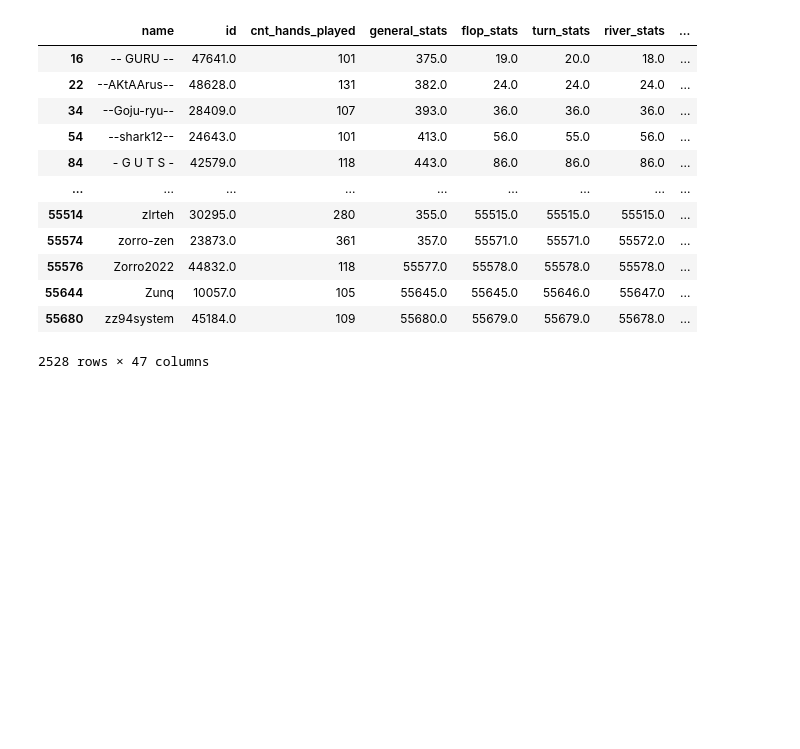
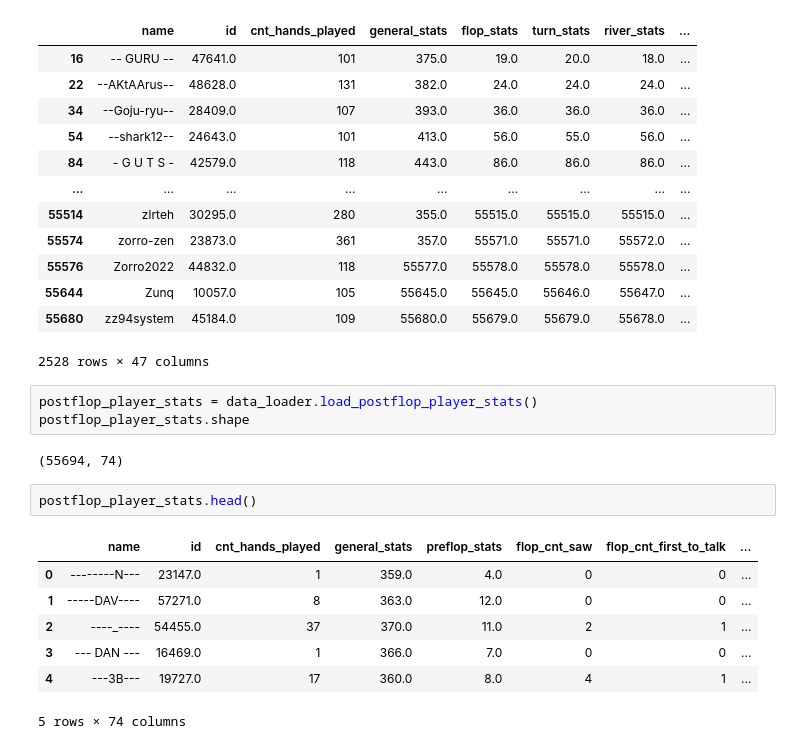
Before and after one commit to Manggy94/PokerDataAnalytics, a Jupyter notebook: notebooks/explore_players_stats.ipynb, the cells around one changed output. Cells and saved outputs as stored; diff of their text form; blank space fills up the shorter version.

Commit message:
Integrating player stats pipeline w/ postflop stats

```diff
--- a/notebooks/explore_players_stats.ipynb
+++ b/notebooks/explore_players_stats.ipynb
@@ -112,3 +112,18 @@ preflop_player_stats[preflop_player_stats.cnt_hands_played > 100]
 | 55644 | Zunq | 10057.0 | 105 | 55645.0 | 55645.0 | 55646.0 | 55647.0 | ... |
 | 55680 | zz94system | 45184.0 | 109 | 55680.0 | 55679.0 | 55679.0 | 55678.0 | ... |
 2528 rows × 47 columns
+# %%
+postflop_player_stats = data_loader.load_postflop_player_stats()
+postflop_player_stats.shape
+# %% [output]
+(55694, 74)
+# %%
+postflop_player_stats.head()
+# %% [output]
+|  | name | id | cnt_hands_played | general_stats | preflop_stats | flop_cnt_saw | flop_cnt_first_to_talk | ... |
+| 0 | --------N--- | 23147.0 | 1 | 359.0 | 4.0 | 0 | 0 | ... |
+| 1 | -----DAV---- | 57271.0 | 8 | 363.0 | 12.0 | 0 | 0 | ... |
+| 2 | ----_---- | 54455.0 | 37 | 370.0 | 11.0 | 2 | 1 | ... |
+| 3 | --- DAN --- | 16469.0 | 1 | 366.0 | 7.0 | 0 | 0 | ... |
+| 4 | ---3B--- | 19727.0 | 17 | 360.0 | 8.0 | 4 | 1 | ... |
+5 rows × 74 columns
```
Also changed, not shown: parts of 2 cells of this notebook, 3 other files.
